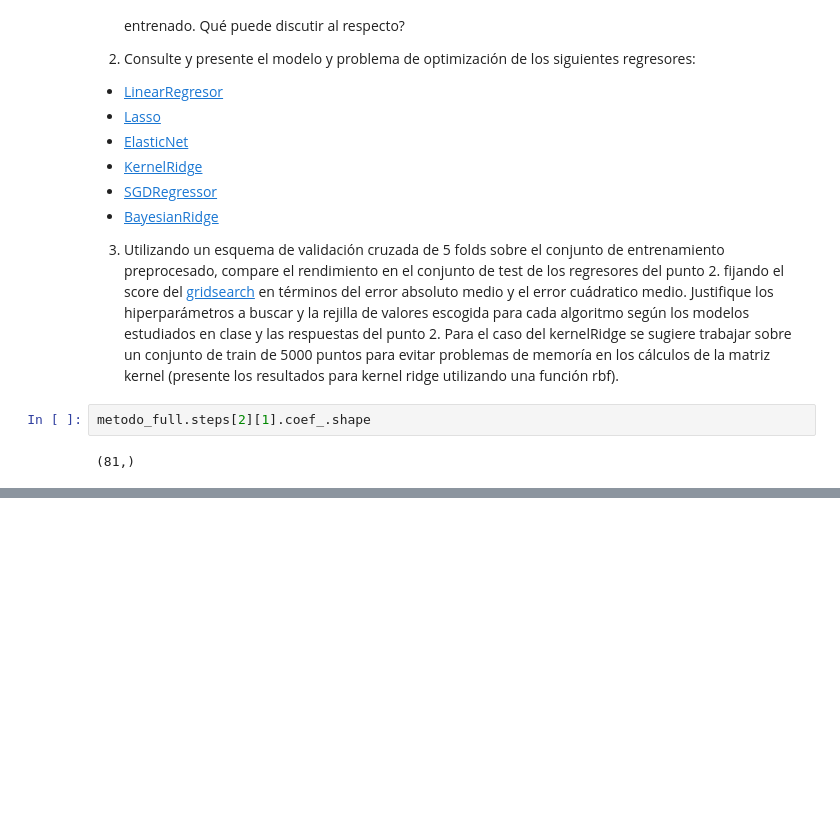
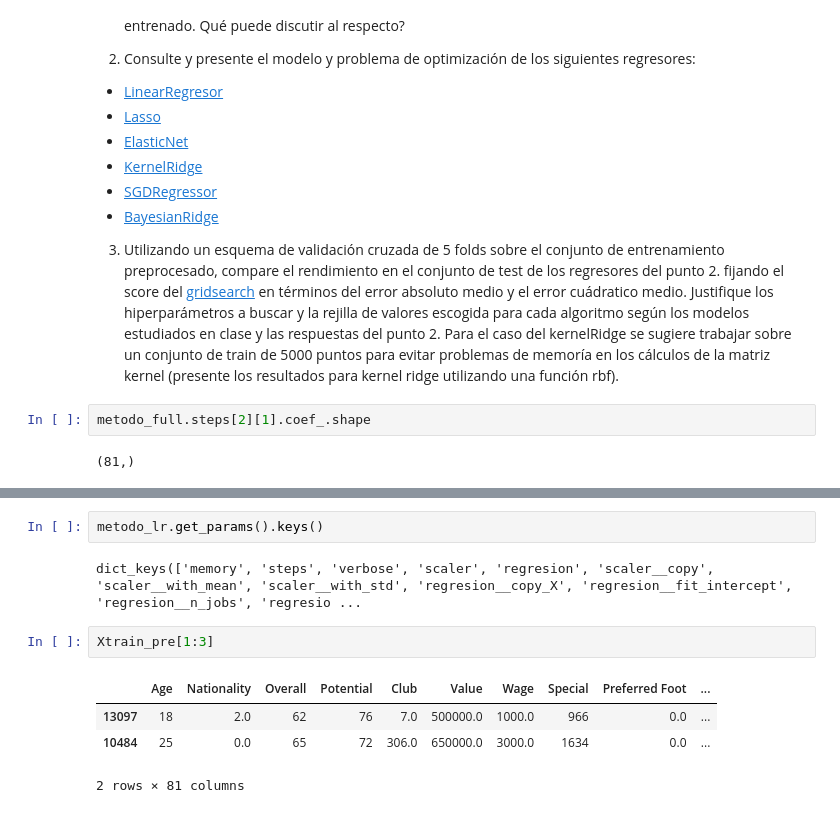
Before and after one commit to mamenaca/TareasMineriaDatos_Semana1, a Jupyter notebook: 2_Regresion/3_CVRegresion_fifa.ipynb, the cells around one changed output, grey strips where cells are left out. Saved outputs shown, nothing was run; the diff lists cells and outputs as text; blank space fills up the shorter version.

```diff
--- a/2_Regresion/3_CVRegresion_fifa.ipynb
+++ b/2_Regresion/3_CVRegresion_fifa.ipynb
@@ -537,0 +647,11 @@ metodo_gs = Pipeline(steps=steps) #pipeline a utilizar en el gridsearch
+# %%
+metodo_lr.get_params().keys()
+# %% [output]
+dict_keys(['memory', 'steps', 'verbose', 'scaler', 'regresion', 'scaler__copy', 'scaler__with_mean', 'scaler__with_std', 'regresion__copy_X', 'regresion__fit_intercept', 'regresion__n_jobs', 'regresio ...
+# %%
+Xtrain_pre[1:3]
+# %% [output]
+|  | Age | Nationality | Overall | Potential | Club | Value | Wage | Special | Preferred Foot | ... |
+| 13097 | 18 | 2.0 | 62 | 76 | 7.0 | 500000.0 | 1000.0 | 966 | 0.0 | ... |
+| 10484 | 25 | 0.0 | 65 | 72 | 306.0 | 650000.0 | 3000.0 | 1634 | 0.0 | ... |
+2 rows × 81 columns
```
Also changed, not shown: parts of 25 cells of this notebook.
